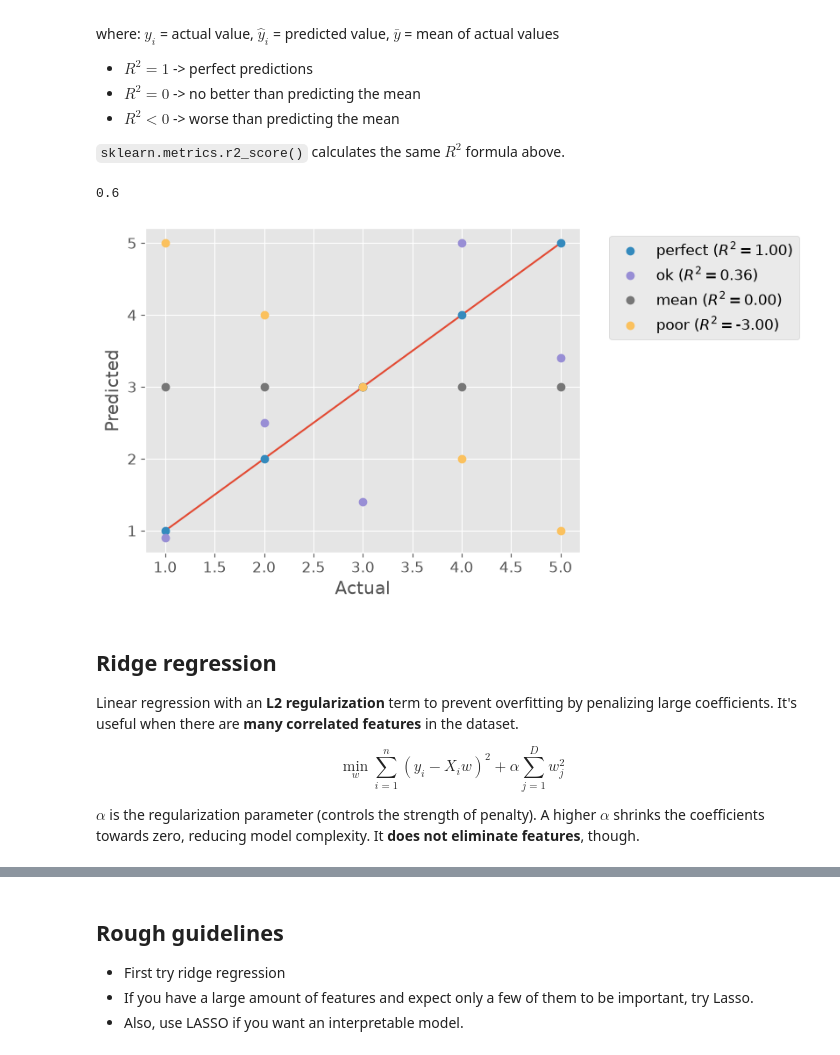
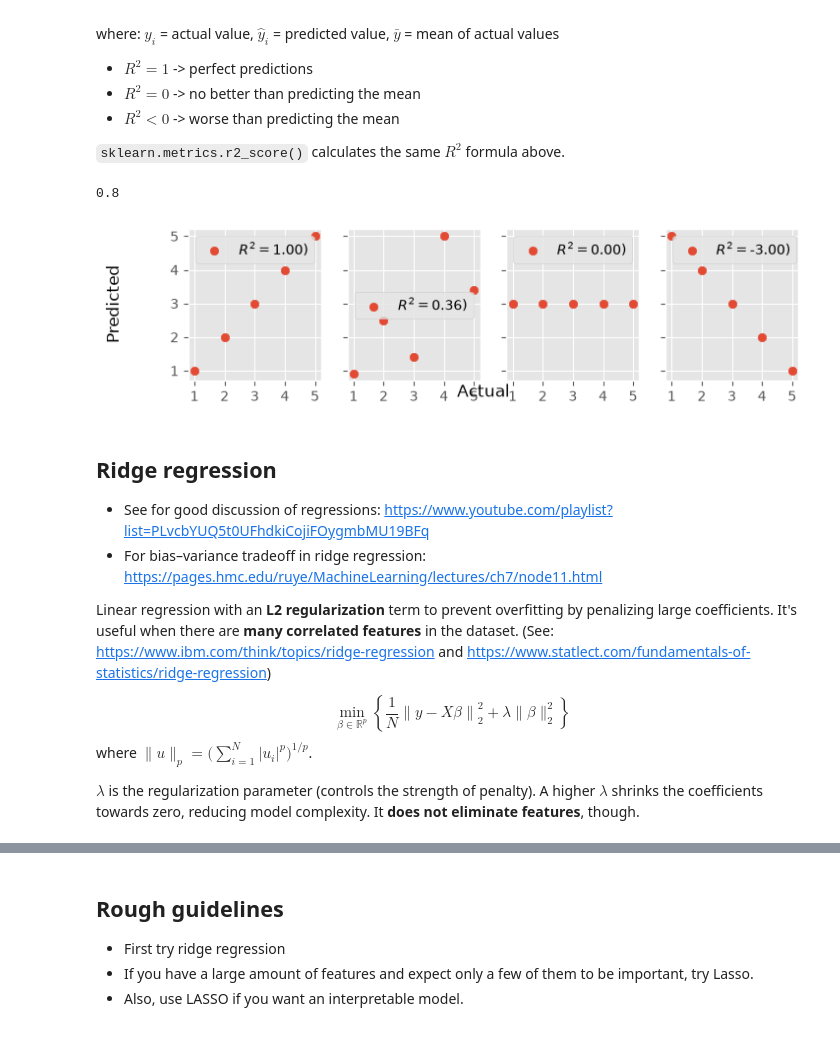
Before and after one commit to arghyadutta/PhysML, a Jupyter notebook: 04-notebook.ipynb, the cells around one changed output, grey strips where cells are left out. Drawn from its saved outputs; the diff is of its cells as text; code cells hidden in the pictures.

```diff
--- a/04-notebook.ipynb
+++ b/04-notebook.ipynb
@@ -10,10 +10,10 @@ import numpy as np
 import pandas as pd
 
 plt.style.use("ggplot")
-plt.rcParams["figure.dpi"] = 100
-font = {"family": "sans-serif", "size": 12}
+# plt.rcParams["figure.dpi"] = 100
+# font = {"family": "sans-serif", "size": 12}
 
-mpl.rc("font", **font)
+# mpl.rc("font", **font)
 # %% [markdown]
 ## *k*NN regression
 
@@ -240,41 +223,49 @@ def r2_score(y, y_pred):
     ss_tot = sum((a - y_mean) ** 2 for a in y)
     return 1 - ss_res / ss_tot
 y = [1, 2, 3, 4, 5]
-y_pred = [1, 3, 2, 5, 4]
+y_pred = [1, 2, 3, 5, 4]
 
 print(r2_score(y, y_pred))
 # %% [output]
-0.6
+0.8
 # %%
 from sklearn.metrics import r2_score
 
 y = [1, 2, 3, 4, 5]
 
 pred = {
     "perfect":  [1, 2, 3, 4, 5],
     "ok": [.9, 2.5, 1.4, 5, 3.4],
     "mean": [3, 3, 3, 3, 3],
     "poor":   [5, 4, 3, 2, 1]
 }
+fig,ax=plt.subplots(1,4,figsize=(8,2),sharex=True,sharey=True)
 
-plt.plot(y,pred["perfect"])
+count = 0
 for name, p in pred.items():
-    plt.plot(y, p, "o", label=f"{name} ($R^2=${r2_score(y,p):.2f})")
+    ax[count].scatter(y, p, label=f"$R^2=${r2_score(y,p):.2f})")
+    ax[count].legend()
+    ax[count].set_xticks(y)
+    ax[count].set_yticks(y)
+    count+=1
 
-plt.xlabel("Actual")
-plt.ylabel("Predicted")
-plt.legend(bbox_to_anchor=(1.05, 1));
+fig.supxlabel("Actual")
+fig.supylabel("Predicted");
 # %% [output]
-[figure, old version]
+[figure, new version]
 # %% [markdown]
 ## Ridge regression
 
-Linear regression with an **L2 regularization** term to prevent overfitting by penalizing large coefficients. It's useful when there are **many correlated features** in the dataset.
+- See for good discussion of regressions: https://www.youtube.com/playlist?list=PLvcbYUQ5t0UFhdkiCojiFOygmbMU19BFq
+- For bias–variance tradeoff in ridge regression: https://pages.hmc.edu/ruye/MachineLearning/lectures/ch7/node11.html
+
+Linear regression with an **L2 regularization** term to prevent overfitting by penalizing large coefficients. It's useful when there are **many correlated features** in the dataset. (See: https://www.ibm.com/think/topics/ridge-regression and https://www.statlect.com/fundamentals-of-statistics/ridge-regression)
 
 $$
-\min_w \sum_{i=1}^{n} (y_i - X_i w)^2 + \alpha \sum_{j=1}^{D} w_j^2
+\min_{ \beta \in \mathbb{R}^p } \left\{ \frac{1}{N} \left\| y - X \beta \right\|_2^2 + \lambda \| \beta \|_2^2 \right\}
 $$
+where $\| u \|_p = \biggl( \sum_{i=1}^N | u_i |^p \biggr)^{1/p}$.
 
-$\alpha$ is the regularization parameter (controls the strength of penalty). A higher $\alpha$ shrinks the coefficients towards zero, reducing model complexity. It **does not eliminate features**, though.
+$\lambda$ is the regularization parameter (controls the strength of penalty). A higher $\lambda$ shrinks the coefficients towards zero, reducing model complexity. It **does not eliminate features**, though.
 # %%
 from sklearn.linear_model import Ridge
```
Also changed, not shown: parts of 30 cells of this notebook, 1 other file.
